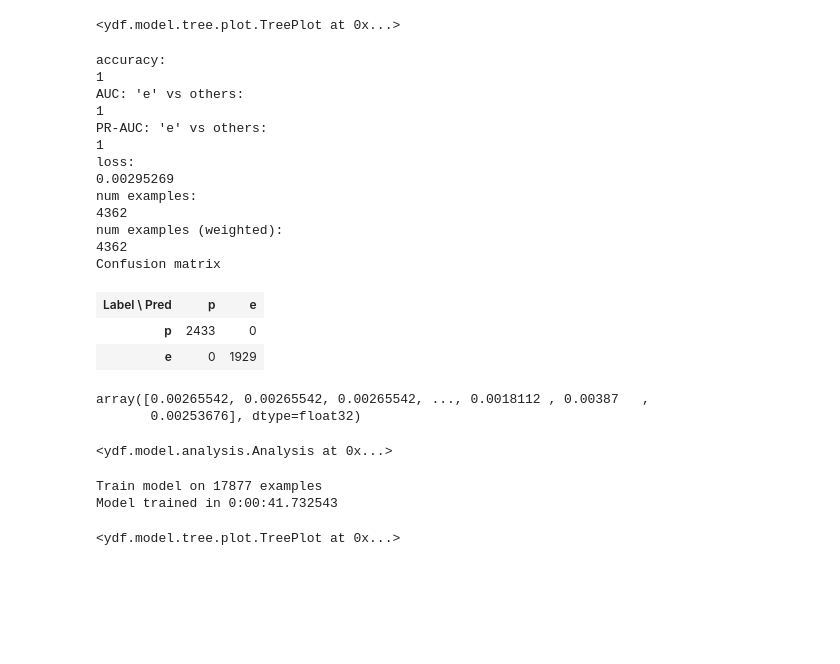
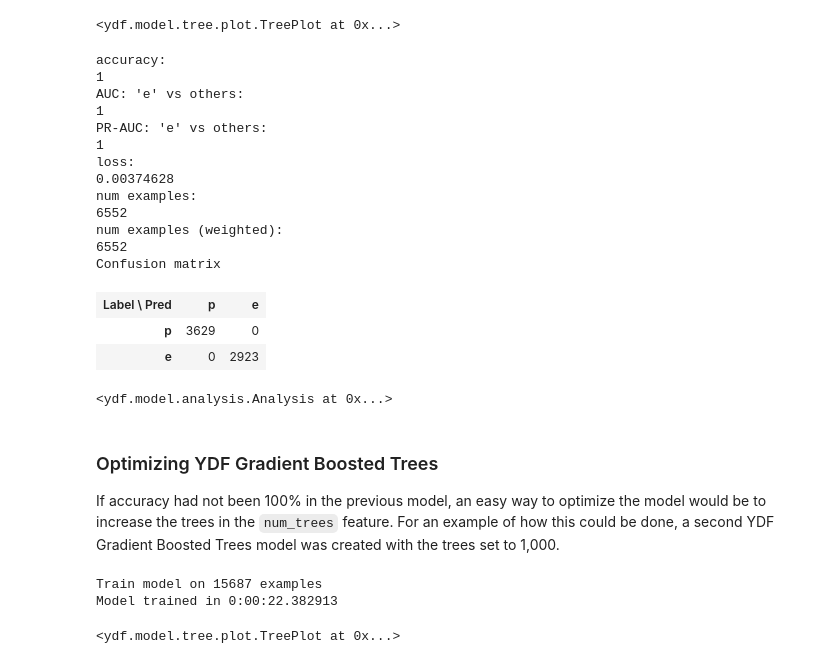
Before and after one commit to ndchian/project-4-group-3, a Jupyter notebook: notebook_colab.ipynb, the cells around one changed output. Saved outputs shown, nothing was run; the diff lists cells and outputs as text; code cells hidden in the pictures; blank space fills up the shorter version.

Commit message:
updated ydf tree

```diff
--- a/notebook_colab.ipynb
+++ b/notebook_colab.ipynb
@@ -440,7 +489,7 @@ Requirement already satisfied: protobuf>=3.14 in /usr/local/lib/python3.10/dist-
 # and the remaining ~80% of the examples as the training set.
 label="class"
 np.random.seed(5)
-is_test = np.random.rand(len(df)) < 0.2
+is_test = np.random.rand(len(df)) < 0.3
 # %%
 #split datasets
 train_dataset = df[~is_test]
@@ -448,3 +501,3 @@ test_dataset = df[is_test]
 # %%
-model2 = ydf.GradientBoostedTreesLearner(label=label, num_trees=100).train(train_dataset)
+model = ydf.GradientBoostedTreesLearner(label=label, num_trees=100).train(train_dataset)
 # %% [output]
@@ -459,27 +516,22 @@ model2.plot_tree()
 # %% [output]
 <ydf.model.tree.plot.TreePlot at 0x...>
 # %%
-model2.evaluate(test_dataset)
+model.evaluate(test_dataset)
 # %% [output]
 accuracy:
 1
 AUC: 'e' vs others:
 1
 PR-AUC: 'e' vs others:
 1
 loss:
-0.00295269
+0.00374628
 num examples:
-4362
+6552
 num examples (weighted):
-4362
+6552
 Confusion matrix
 | Label \ Pred | p | e |
-| p | 2433 | 0 |
-| e | 0 | 1929 |
+| p | 3629 | 0 |
+| e | 0 | 2923 |
-# %%
-model2.predict(test_dataset)
-# %% [output]
-array([0.00265542, 0.00265542, 0.00265542, ..., 0.0018112 , 0.00387   ,
-       0.00253676], dtype=float32)
 # %%
@@ -487,8 +539,12 @@ model2.analyze(test_dataset)
 # %% [output]
 <ydf.model.analysis.Analysis at 0x...>
+# %% [markdown]
+### Optimizing YDF Gradient Boosted Trees
+
+If accuracy had not been 100% in the previous model, an easy way to optimize the model would be to increase the trees in the `num_trees` feature. For an example of how this could be done, a second YDF Gradient Boosted Trees model was created with the trees set to 1,000.
 # %%
-model3 = ydf.GradientBoostedTreesLearner(label=label, num_trees=1000).train(train_dataset)
+model_optimized = ydf.GradientBoostedTreesLearner(label=label, num_trees=1000).train(train_dataset)
 # %% [output]
-Train model on 17877 examples
-Model trained in 0:00:41.732543
+Train model on 15687 examples
+Model trained in 0:00:22.382913
 # %%
```
Also changed, not shown: parts of 41 cells of this notebook.
